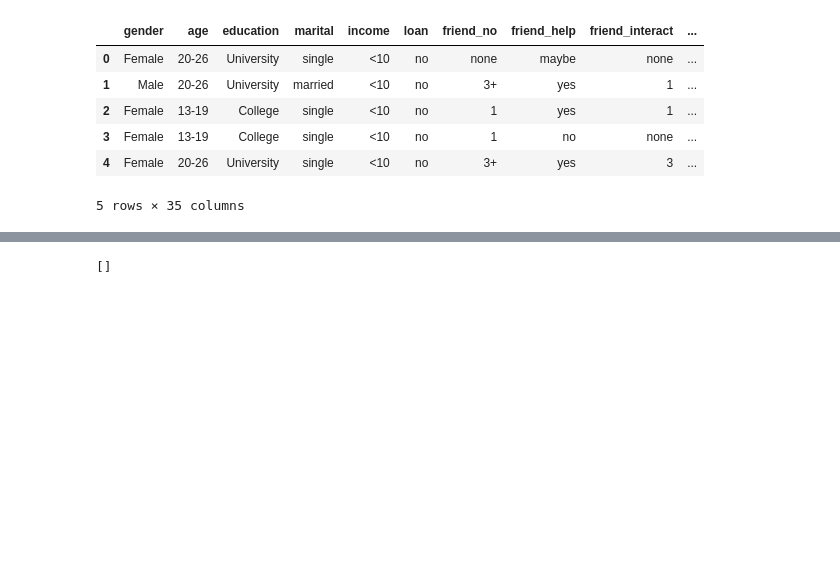
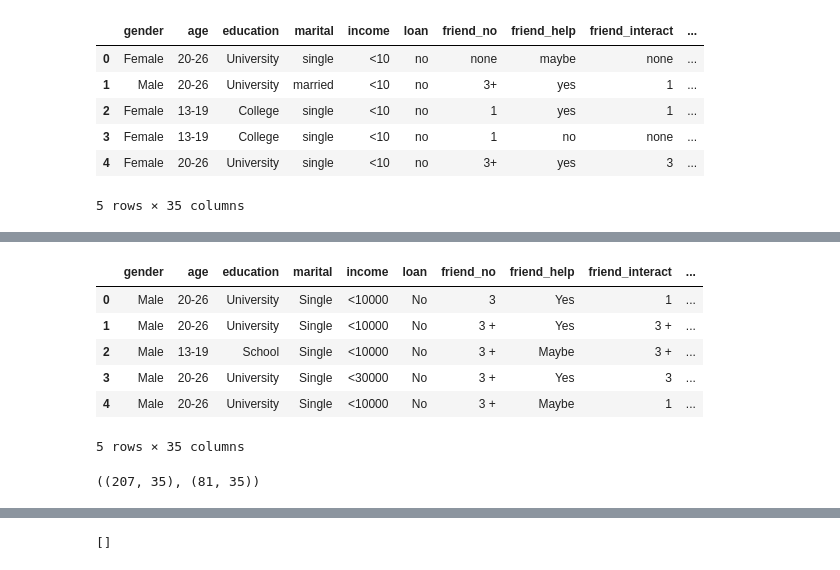
Before and after one commit to imraghavagr/mental-health, a Jupyter notebook: notebooks/00-ra-initial.ipynb, the cells around one changed output, grey strips where cells are left out. Saved outputs shown, nothing was run; the diff lists cells and outputs as text; code cells hidden in the pictures; blank space fills up the shorter version.

```diff
--- a/notebooks/00-ra-initial.ipynb
+++ b/notebooks/00-ra-initial.ipynb
@@ -91,6 +62,5 @@ df.shape
 # %%
-# dropping 'Timestamp' column
-df.drop(['Timestamp'],axis = 1,inplace=True)
+df.drop('Timestamp',axis=1,inplace=True)
 # %%
 df.head()
 # %% [output]
@@ -127,0 +74,2 @@ df['education'].mode()[0]
+# %%
+df2.drop(columns=['Timestamp','Username','Please enter your name','How comfortable were you with the Survey Questions?','Please feel free to provide any kind of feedback!'],axis = 1,inplace=True)
@@ -127,0 +90,3 @@ df['education'].mode()[0]
+# %%
+cols = df.columns
+cols
@@ -127,0 +103,12 @@ df['education'].mode()[0]
+# %%
+df2.columns = cols
+# %%
+df2.head()
+# %% [output]
+|  | gender | age | education | marital | income | loan | friend_no | friend_help | friend_interact | ... |
+| 0 | Male | 20-26 | University | Single | <10000 | No | 3 | Yes | 1 | ... |
+| 1 | Male | 20-26 | University | Single | <10000 | No | 3 + | Yes | 3 + | ... |
+| 2 | Male | 13-19 | School | Single | <10000 | No | 3 + | Maybe | 3 + | ... |
+| 3 | Male | 20-26 | University | Single | <30000 | No | 3 + | Yes | 3 | ... |
+| 4 | Male | 20-26 | University | Single | <10000 | No | 3 + | Maybe | 1 | ... |
+5 rows × 35 columns
@@ -127,0 +117,4 @@ df['education'].mode()[0]
+# %%
+df.shape,df2.shape
+# %% [output]
+((207, 35), (81, 35))
```
Also changed, not shown: parts of 36 cells of this notebook.
